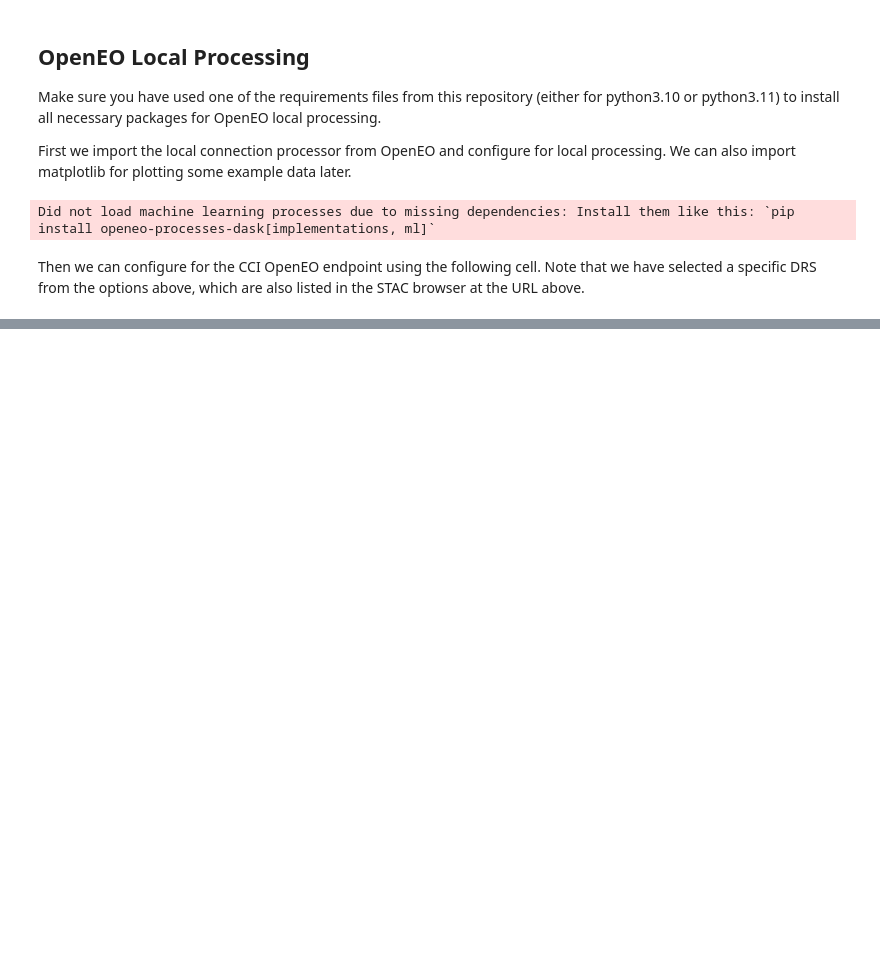
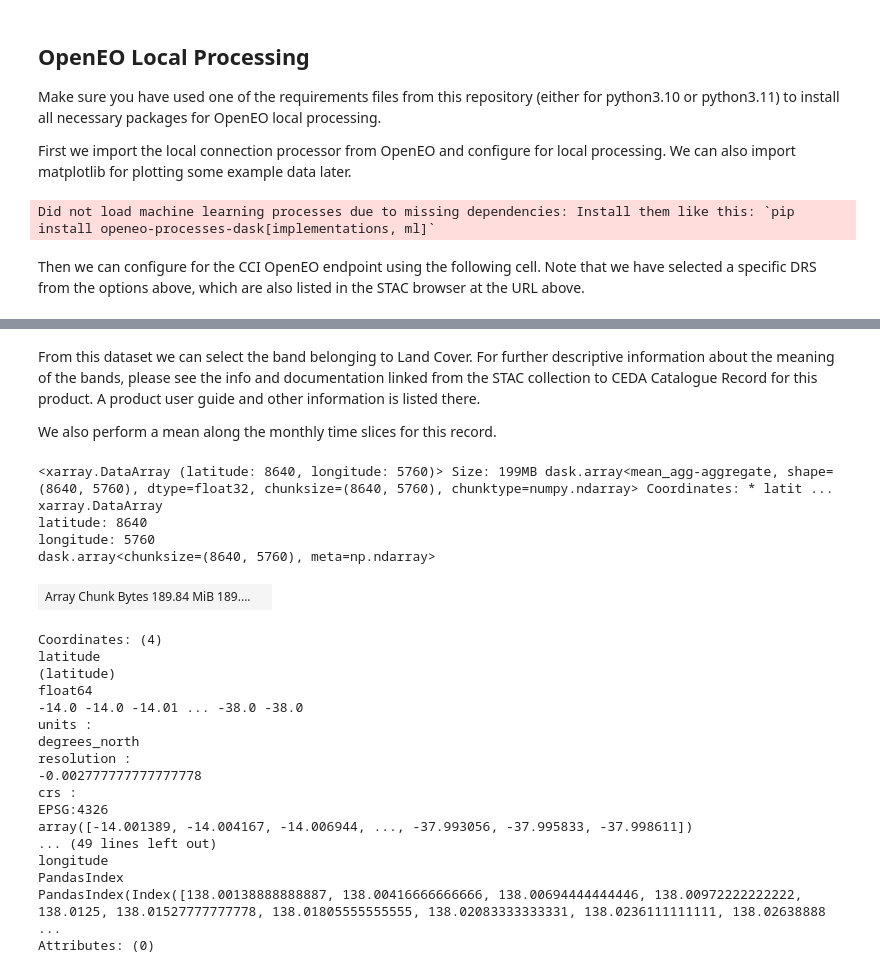
Before and after one commit to esa-cci/odp-demonstrators, a Jupyter notebook: OpenEO/openeo_fire.ipynb, the cells around one changed output, grey strips where cells are left out. Cells and saved outputs as stored; diff of their text form; code cells hidden in the pictures; blank space fills up the shorter version.

```diff
--- a/OpenEO/openeo_fire.ipynb
+++ b/OpenEO/openeo_fire.ipynb
@@ -68,3 +75,34 @@ bands
 PandasIndex
 PandasIndex(Index(['LC', 'JD', 'CL'], dtype='object', name='bands'))
 Attributes: (0)
+# %% [markdown]
+From this dataset we can select the band belonging to Land Cover. For further descriptive information about the meaning of the bands, please see the info and documentation linked from the STAC collection to CEDA Catalogue Record for this product. A product user guide and other information is listed there.
+
+We also perform a mean along the monthly time slices for this record.
+# %%
+fire = dataset.sel(bands='LC').mean(dim='time')
+fire
+# %% [output]
+<xarray.DataArray (latitude: 8640, longitude: 5760)> Size: 199MB dask.array<mean_agg-aggregate, shape=(8640, 5760), dtype=float32, chunksize=(8640, 5760), chunktype=numpy.ndarray> Coordinates: * latit ...
+xarray.DataArray
+latitude: 8640
+longitude: 5760
+dask.array<chunksize=(8640, 5760), meta=np.ndarray>
+| Array Chunk Bytes 189.84 MiB 189.... |  |
+Coordinates: (4)
+latitude
+(latitude)
+float64
+-14.0 -14.0 -14.01 ... -38.0 -38.0
+units :
+degrees_north
+resolution :
+-0.002777777777777778
+crs :
+EPSG:4326
+array([-14.001389, -14.004167, -14.006944, ..., -37.993056, -37.995833, -37.998611])
+... (49 lines left out)
+longitude
+PandasIndex
+PandasIndex(Index([138.00138888888887, 138.00416666666666, 138.00694444444446, 138.00972222222222, 138.0125, 138.01527777777778, 138.01805555555555, 138.02083333333331, 138.0236111111111, 138.02638888 ...
+Attributes: (0)
```
Also changed, not shown: parts of 5 cells of this notebook.
